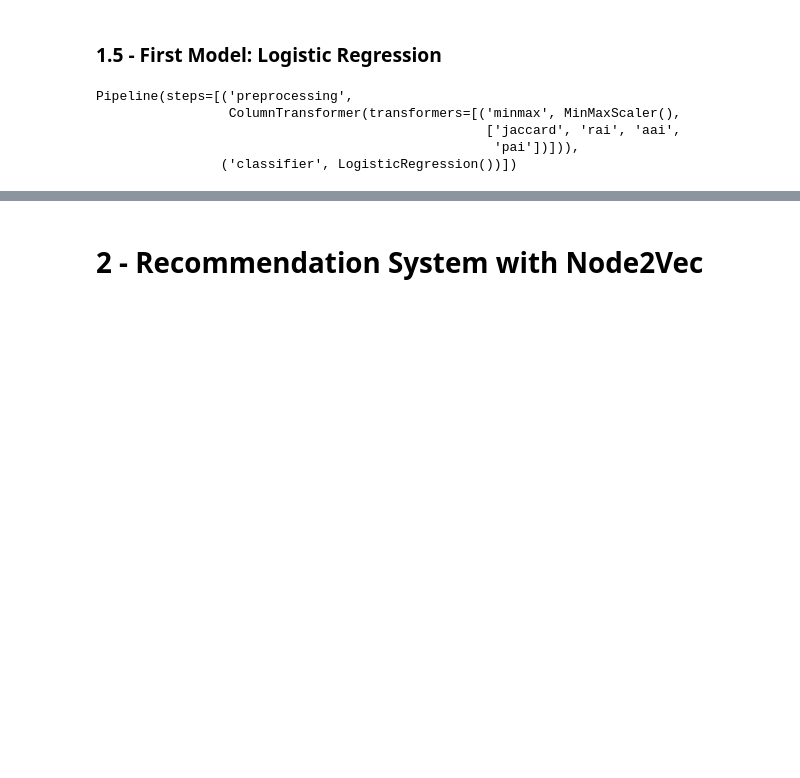
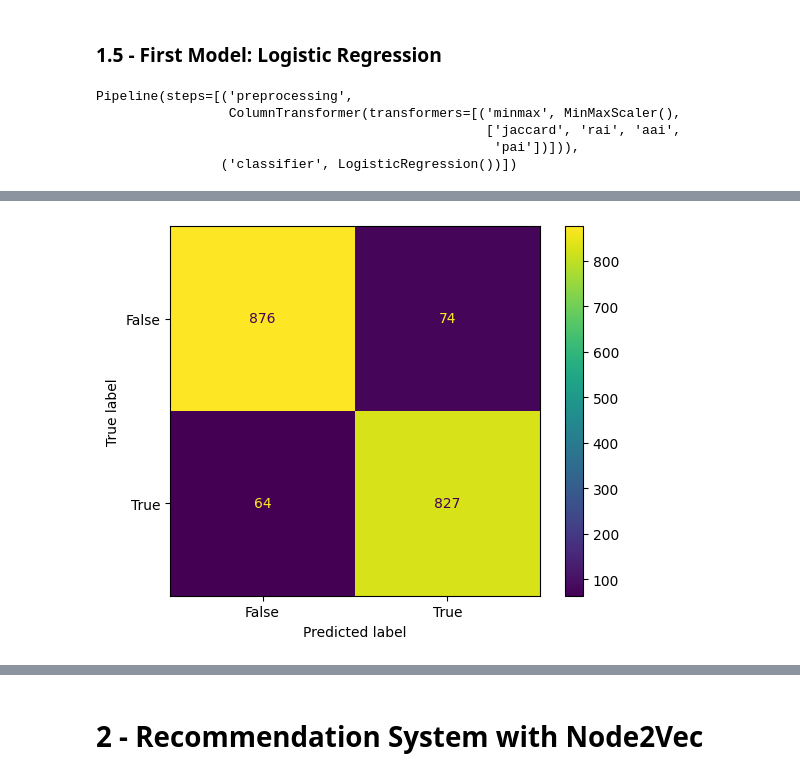
Before and after one commit to giordanovitale/BeerNetwork, a Jupyter notebook: graph_ml.ipynb, the cells around one changed output, grey strips where cells are left out. Drawn from its saved outputs; the diff is of its cells as text; code cells hidden in the pictures; blank space fills up the shorter version.

```diff
--- a/graph_ml.ipynb
+++ b/graph_ml.ipynb
@@ -290,0 +304,8 @@ Precision Score: 1.0
+# %%
+from sklearn.ensemble import GradientBoostingClassifier
+model = GradientBoostingClassifier()
+
+xgb_link_predictor = Pipeline([
+    ('preprocessing', ct),
+    ('classifier', model)
+])
@@ -290,0 +320,2 @@ Precision Score: 1.0
+# %%
+predicted_labels_xgb = xgb_link_predictor.predict(X_test)
@@ -290,0 +345,6 @@ Precision Score: 1.0
+# %%
+cm_display = ConfusionMatrixDisplay(confusion_matrix = cm, display_labels = [False, True])
+cm_display.plot()
+plt.show()
+# %% [output]
+[figure, added]
```
Also changed, not shown: parts of 20 cells of this notebook.
